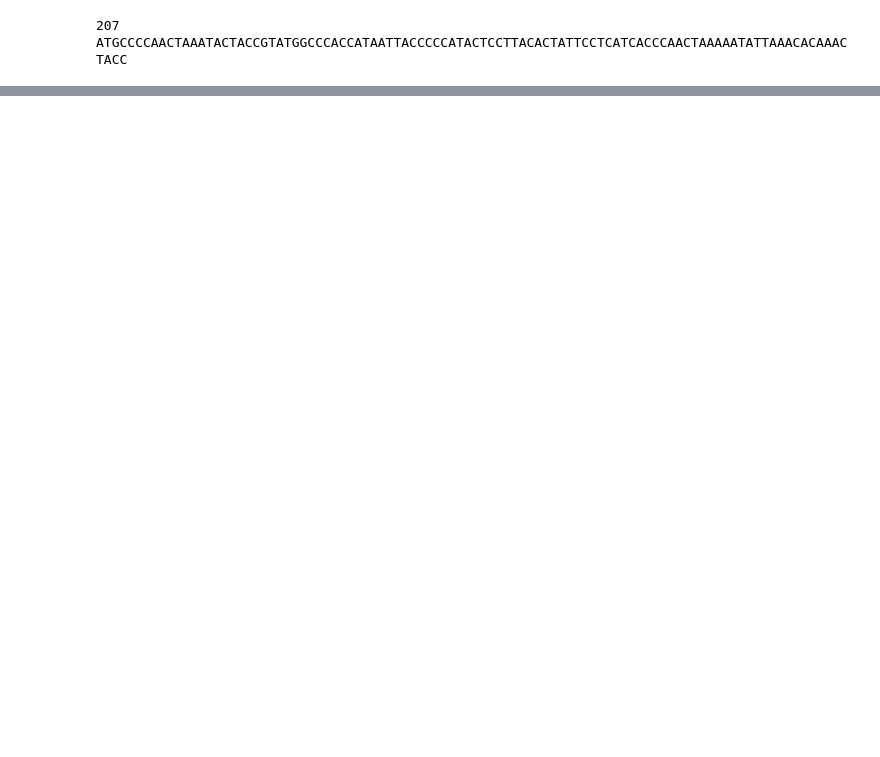
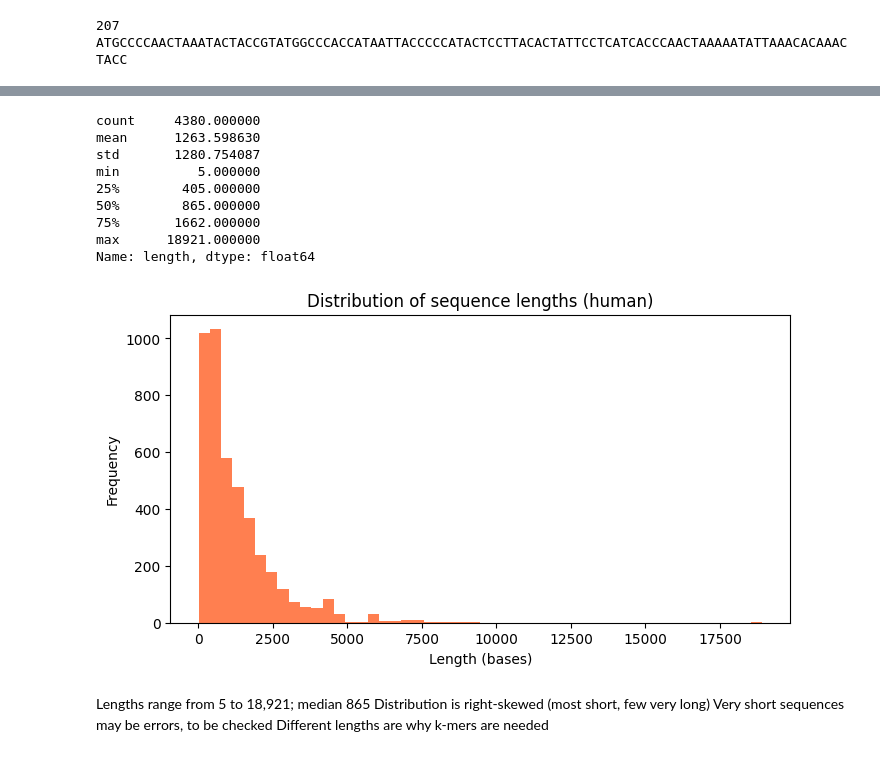
Before and after one commit to Kartikey-Paliwal/dna-gene-family-classifier, a Jupyter notebook: 01_exploration.ipynb, the cells around one changed output, grey strips where cells are left out. Saved outputs shown, nothing was run; the diff lists cells and outputs as text; code cells hidden in the pictures; blank space fills up the shorter version.

```diff
--- a/01_exploration.ipynb
+++ b/01_exploration.ipynb
@@ -32,0 +77,25 @@ ATGCCCCAACTAAATACTACCGTATGGCCCACCATAATTACCCCCATACTCCTTACACTATTCCTCATCACCCAACTAAA
+# %%
+human["length"] = human["sequence"].str.len()
+
+print(human["length"].describe())
+
+human["length"].plot(kind="hist", bins=50, figsize=(8, 4), color="coral")
+plt.title("Distribution of sequence lengths (human)")
+plt.xlabel("Length (bases)")
+plt.show()
+# %% [output]
+count     4380.000000
+mean      1263.598630
+std       1280.754087
+min          5.000000
+25%        405.000000
+50%        865.000000
+75%       1662.000000
+max      18921.000000
+Name: length, dtype: float64
+[figure, added]
+# %% [markdown]
+Lengths range from 5 to 18,921; median 865
+Distribution is right-skewed (most short, few very long)
+Very short sequences may be errors, to be checked
+Different lengths are why k-mers are needed
```
Also changed, not shown: parts of 9 cells of this notebook.
